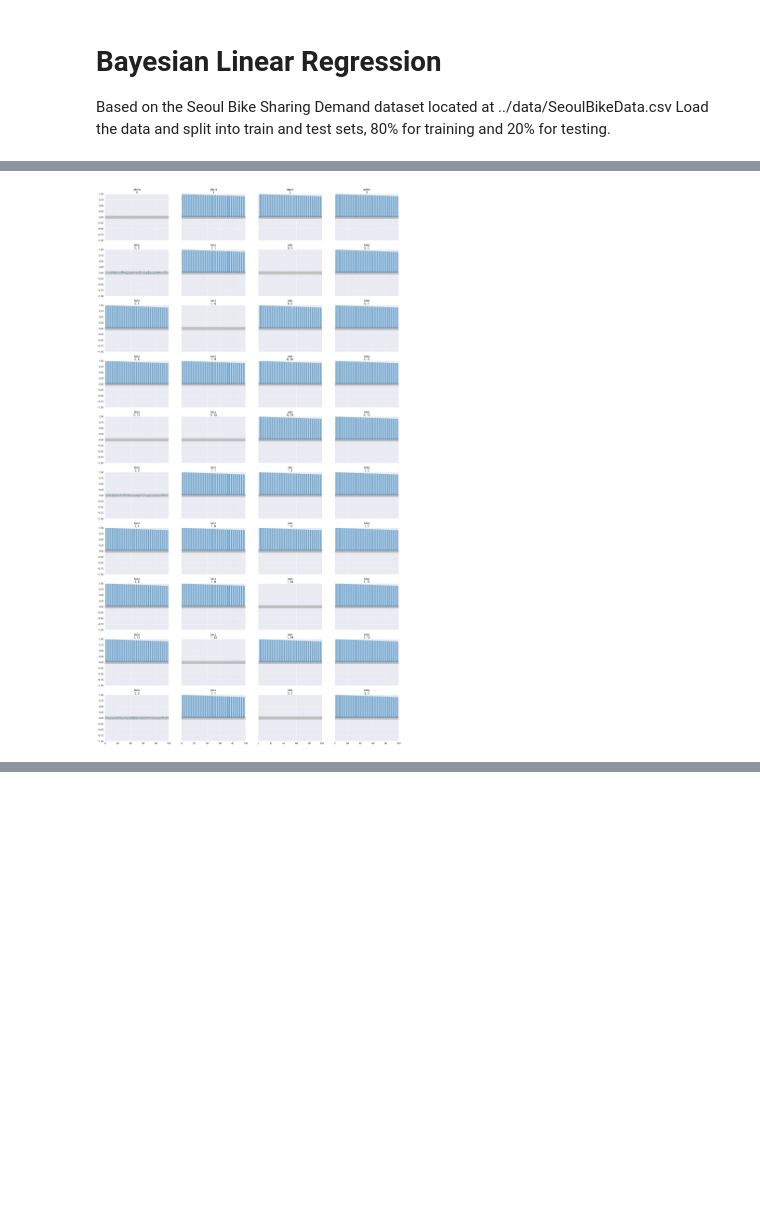
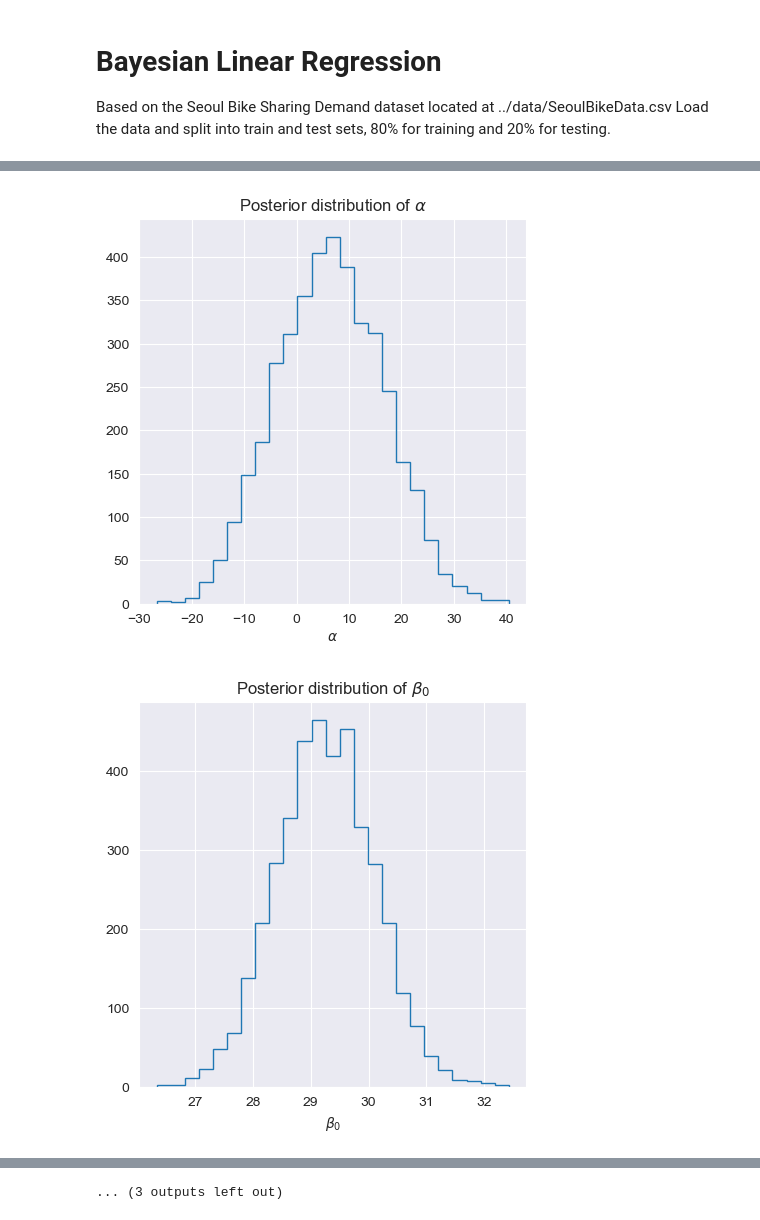
Before and after one commit to ZehuaLiuY/ML_CW, a Jupyter notebook: src/Bayesian_Linear_Regression.ipynb, the cells around one changed output, grey strips where cells are left out. Cells and saved outputs as stored; diff of their text form; code cells hidden in the pictures; blank space fills up the shorter version.

```diff
--- a/src/Bayesian_Linear_Regression.ipynb
+++ b/src/Bayesian_Linear_Regression.ipynb
@@ -23,8 +23,10 @@ df['Holiday'] = df['Holiday'].map(numeric_holiday)
 df['Functioning Day'] = df['Functioning Day'].map(numeric_functioning_day)
 df['Date'] = pd.to_datetime(df['Date'], format='%d/%m/%Y')
 df['DayOfWeek'] = df['Date'].dt.dayofweek
-df['Month'] = df['Date'].dt.month
-df['Year'] = df['Date'].dt.year
+# df['Month'] = df['Date'].dt.month
+# df['Year'] = df['Date'].dt.year
+df.drop('Date', axis=1, inplace=True)
+
 print(df.shape)
 print(df.head())
 X = df.drop(['Rented Bike Count'], axis=1)
@@ -123,5 +143,25 @@ print(summary)
 # %%
-az.plot_autocorr(trace, var_names=['alpha', 'beta', 'tau'])
+# plot the posterior distributions
+plt.figure(figsize=(5, 5))
+plt.hist(trace.posterior['alpha'].values.flatten(), bins=25, histtype='step')
+plt.xlabel('$\\alpha$')
+plt.title('Posterior distribution of $\\alpha$')
 plt.show()
+
+# for 13 betas in the model
+for i in range(trace.posterior['beta'].shape[-1]):
+    plt.figure(figsize=(5, 5))
+    plt.hist(trace.posterior['beta'].sel(beta_dim_0=i).values.flatten(), bins=25, histtype='step')
+    plt.xlabel(f'$\\beta_{i}$')
+    plt.title(f'Posterior distribution of $\\beta_{i}$')
+    plt.show()
+
+
+plt.figure(figsize=(5, 5))
+plt.hist(trace.posterior['sigma'].values.flatten(), bins=25, histtype='step')
+plt.xlabel('$\\sigma$')
+plt.title('Posterior distribution of $\\sigma$')
+plt.show()
 # %% [output]
-[figure, old version]
+[figure, new version]
+[figure, added]
@@ -127,0 +178 @@ plt.show()
+... (3 outputs left out)
```
Also changed, not shown: parts of 7 cells of this notebook.
